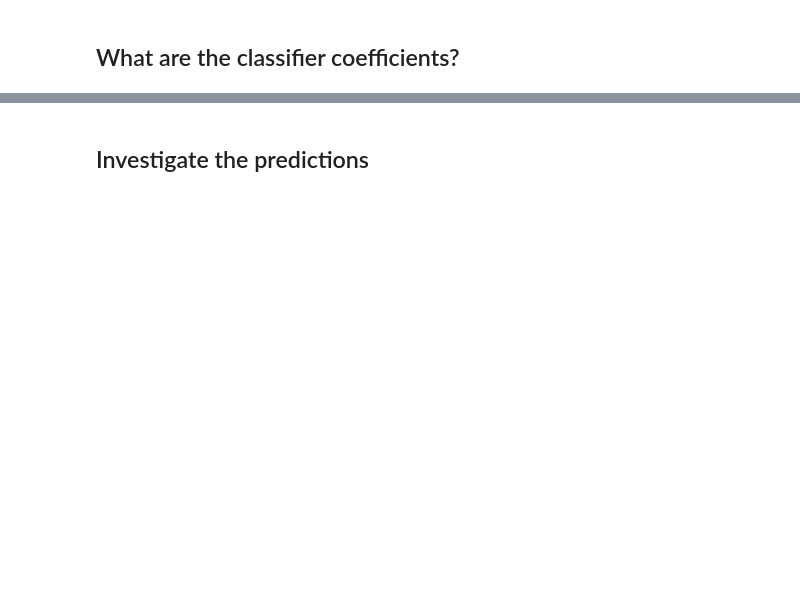
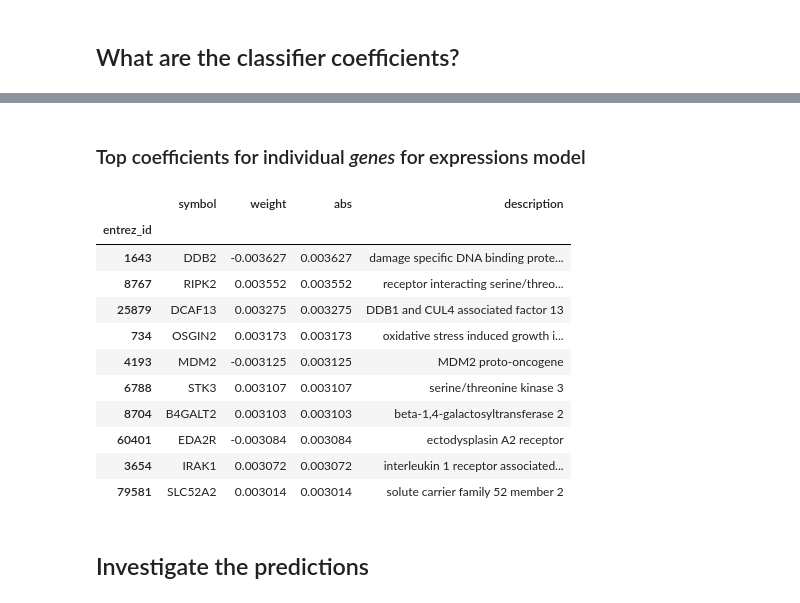
Before and after one commit to cognoma/machine-learning, a Jupyter notebook: 2.mutation-classifier.ipynb, the cells around one changed output, grey strips where cells are left out. Saved outputs shown, nothing was run; the diff lists cells and outputs as text; code cells hidden in the pictures; blank space fills up the shorter version.

```diff
--- a/2.mutation-classifier.ipynb
+++ b/2.mutation-classifier.ipynb
@@ -336,3 +389,35 @@ pd.crosstab(coef_df.feature_set, np.sign(coef_df.weight).rename('coefficient_sig
+# %% [markdown]
+### Top coefficients for individual _genes_ for expressions model
+# %%
+pca_for_expression = (
+    final_pipelines['expressions']
+    .named_steps['features']
+    .get_params()['expressions__pca']
+    )
+classifier_for_expression = (
+    final_pipelines['expressions']
+    .named_steps['classify']
+    )
+gene_coefficients_for_expression = get_genes_coefficients(
+    pca_object=pca_for_expression,
+    classifier_object=classifier_for_expression,
+    expression_df=expression_df,
+    expression_genes_df=expression_genes_df
+    )
+gene_coefficients_for_expression.head(10)
+# %% [output]
+|  | symbol | weight | abs | description |
+| entrez_id |  |  |  |  |
+| 1643 | DDB2 | -0.003627 | 0.003627 | damage specific DNA binding prote... |
+| 8767 | RIPK2 | 0.003552 | 0.003552 | receptor interacting serine/threo... |
+| 25879 | DCAF13 | 0.003275 | 0.003275 | DDB1 and CUL4 associated factor 13 |
+| 734 | OSGIN2 | 0.003173 | 0.003173 | oxidative stress induced growth i... |
+| 4193 | MDM2 | -0.003125 | 0.003125 | MDM2 proto-oncogene |
+| 6788 | STK3 | 0.003107 | 0.003107 | serine/threonine kinase 3 |
+| 8704 | B4GALT2 | 0.003103 | 0.003103 | beta-1,4-galactosyltransferase 2 |
+| 60401 | EDA2R | -0.003084 | 0.003084 | ectodysplasin A2 receptor |
+| 3654 | IRAK1 | 0.003072 | 0.003072 | interleukin 1 receptor associated... |
+| 79581 | SLC52A2 | 0.003014 | 0.003014 | solute carrier family 52 member 2 |
 # %% [markdown]
 ## Investigate the predictions
 # %%
```
Also changed, not shown: parts of 16 cells of this notebook, 2 other files.
